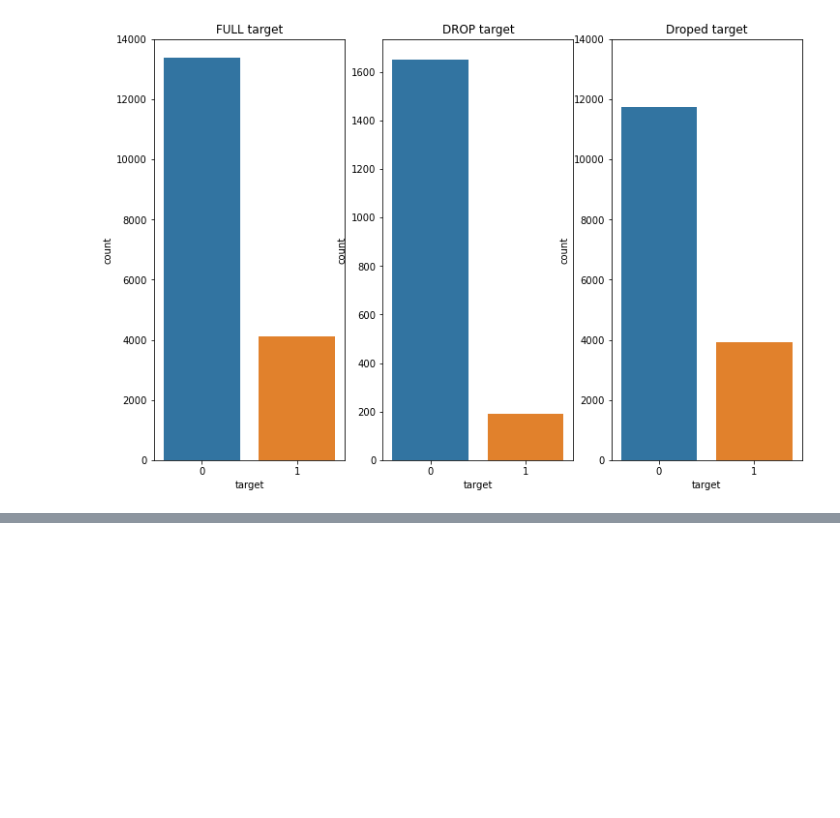
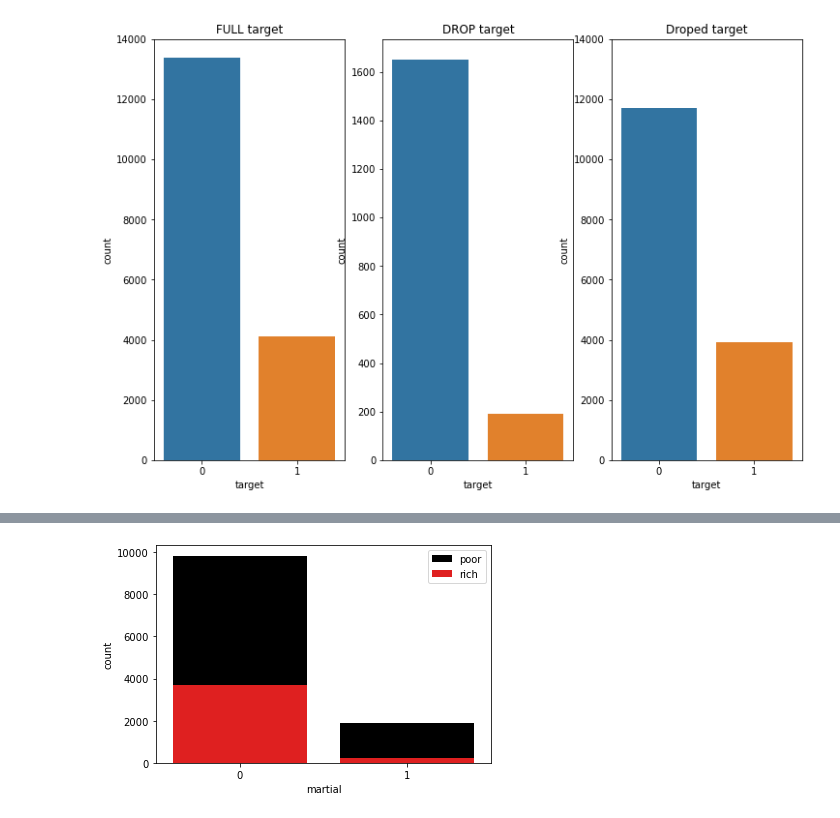
Before and after one commit to SM-Jang/kaggle, a Jupyter notebook: dacon/income/day3.ipynb, the cells around one changed output, grey strips where cells are left out. Saved outputs shown, nothing was run; the diff lists cells and outputs as text; code cells hidden in the pictures; blank space fills up the shorter version.

```diff
--- a/dacon/income/day3.ipynb
+++ b/dacon/income/day3.ipynb
@@ -117,0 +162,17 @@ print(f'{categorical_features} are encoded')
+# %%
+data['martial']=0
+index = data[data['marital.status']==0].index
+data.loc[index, 'martial'] = 1
+
+test['martial']=0
+index = test[test['marital.status']==0].index
+test.loc[index, 'martial'] = 1
+# %%
+index = data[data['target']==0].index
+sns.countplot(data.loc[index, 'martial'], color='black',label='poor')
+index = data[data['target']==1].index
+sns.countplot(data.loc[index, 'martial'], color='red', label='rich')
+plt.legend()
+plt.show()
+# %% [output]
+[figure, added]
```
Also changed, not shown: parts of 36 cells of this notebook, 1 other file.
